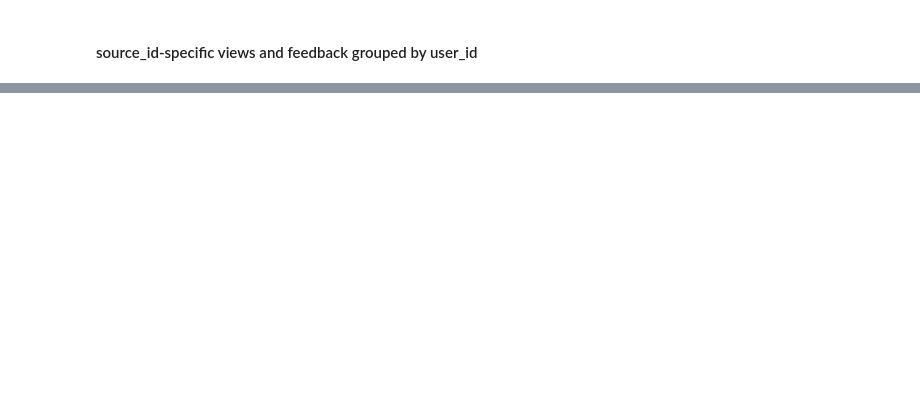
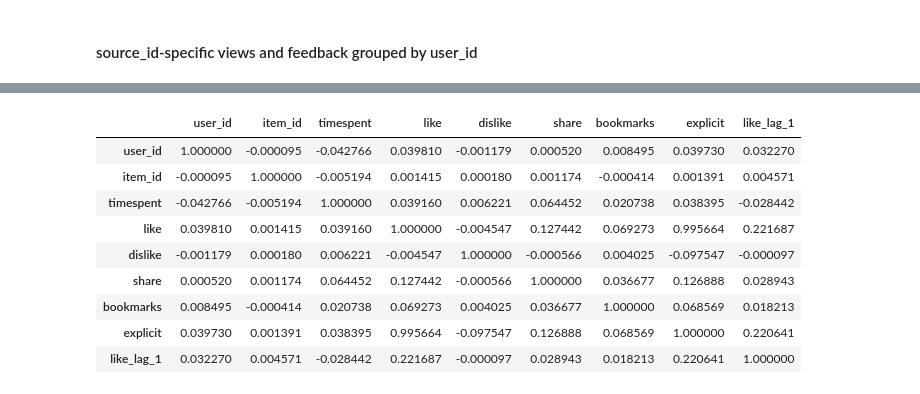
Before and after one commit to cheeeco/vk_recsys, a Jupyter notebook: features.ipynb, the cells around one changed output, grey strips where cells are left out. Cells and saved outputs as stored; diff of their text form; code cells hidden in the pictures; blank space fills up the shorter version.

```diff
--- a/features.ipynb
+++ b/features.ipynb
@@ -761,0 +255,2 @@ len(test_pairs_data)
+# %%
+last_like_lag_1_by_user_id = grouped.like_lag_1.agg("last")
@@ -761,0 +264,6 @@ len(test_pairs_data)
+# %%
+val_df = val_df.drop(columns=["like_lag_1"]).merge(
+    right=last_like_lag_1_by_user_id,
+    on="user_id",
+    how="left"
+)
@@ -761,0 +283,13 @@ len(test_pairs_data)
+# %%
+val_df.corr()
+# %% [output]
+|  | user_id | item_id | timespent | like | dislike | share | bookmarks | explicit | like_lag_1 |
+| user_id | 1.000000 | -0.000095 | -0.042766 | 0.039810 | -0.001179 | 0.000520 | 0.008495 | 0.039730 | 0.032270 |
+| item_id | -0.000095 | 1.000000 | -0.005194 | 0.001415 | 0.000180 | 0.001174 | -0.000414 | 0.001391 | 0.004571 |
+| timespent | -0.042766 | -0.005194 | 1.000000 | 0.039160 | 0.006221 | 0.064452 | 0.020738 | 0.038395 | -0.028442 |
+| like | 0.039810 | 0.001415 | 0.039160 | 1.000000 | -0.004547 | 0.127442 | 0.069273 | 0.995664 | 0.221687 |
+| dislike | -0.001179 | 0.000180 | 0.006221 | -0.004547 | 1.000000 | -0.000566 | 0.004025 | -0.097547 | -0.000097 |
+| share | 0.000520 | 0.001174 | 0.064452 | 0.127442 | -0.000566 | 1.000000 | 0.036677 | 0.126888 | 0.028943 |
+| bookmarks | 0.008495 | -0.000414 | 0.020738 | 0.069273 | 0.004025 | 0.036677 | 1.000000 | 0.068569 | 0.018213 |
+| explicit | 0.039730 | 0.001391 | 0.038395 | 0.995664 | -0.097547 | 0.126888 | 0.068569 | 1.000000 | 0.220641 |
+| like_lag_1 | 0.032270 | 0.004571 | -0.028442 | 0.221687 | -0.000097 | 0.028943 | 0.018213 | 0.220641 | 1.000000 |
```
Also changed, not shown: parts of 129 cells of this notebook, 8 other files.
